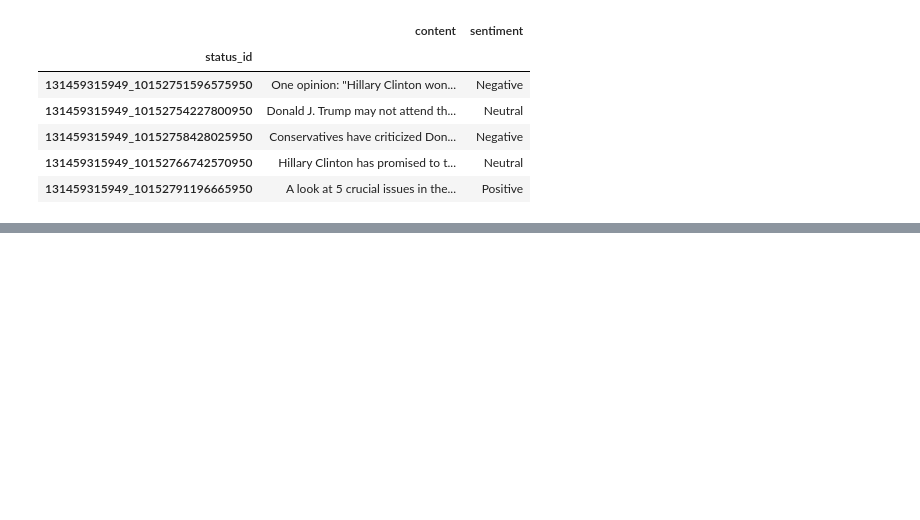
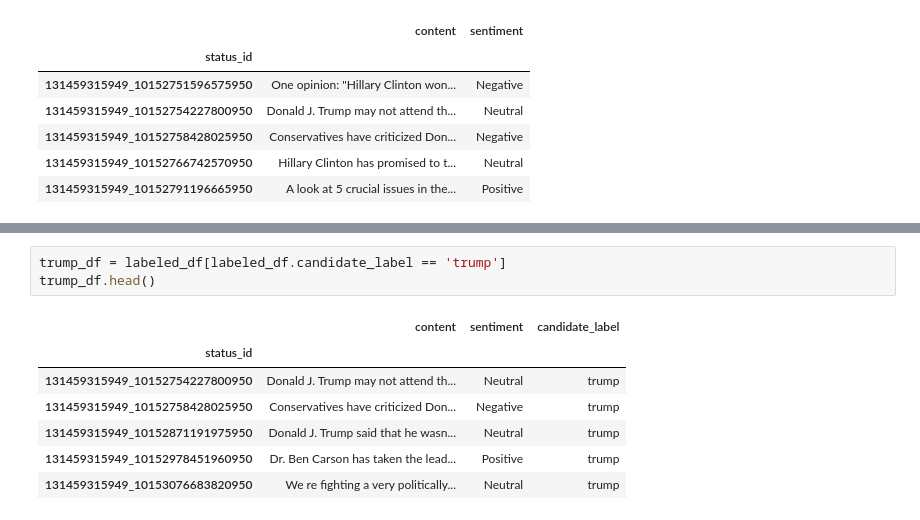
Before and after one commit to harumhl/Grab-Em-by-the-Posts-, a Jupyter notebook: python/classifier.ipynb, the cells around one changed output, grey strips where cells are left out. Drawn from its saved outputs; the diff is of its cells as text; blank space fills up the shorter version.

```diff
--- a/python/classifier.ipynb
+++ b/python/classifier.ipynb
@@ -111,0 +135,11 @@ merged_df.head()
+# %%
+trump_df = labeled_df[labeled_df.candidate_label == 'trump']
+trump_df.head()
+# %% [output]
+|  | content | sentiment | candidate_label |
+| status_id |  |  |  |
+| 131459315949_10152754227800950 | Donald J. Trump may not attend th... | Neutral | trump |
+| 131459315949_10152758428025950 | Conservatives have criticized Don... | Negative | trump |
+| 131459315949_10152871191975950 | Donald J. Trump said that he wasn... | Neutral | trump |
+| 131459315949_10152978451960950 | Dr. Ben Carson has taken the lead... | Positive | trump |
+| 131459315949_10153076683820950 | We re fighting a very politically... | Neutral | trump |
```
Also changed, not shown: parts of 23 cells of this notebook.
